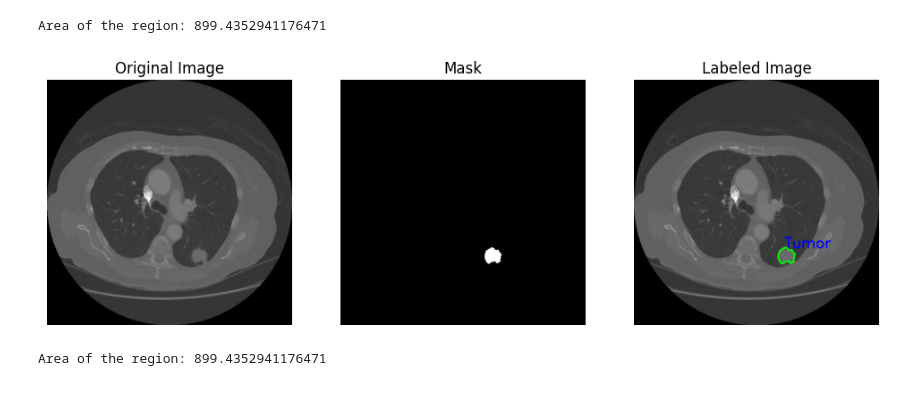
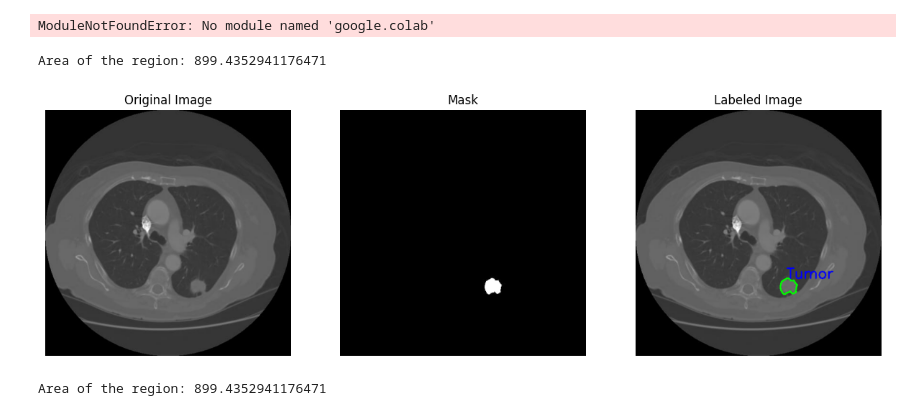
Before and after one commit to ibne-shihab/ICE-3208, a Jupyter notebook: 03Masked.ipynb, the cells around one changed output. Saved outputs shown, nothing was run; the diff lists cells and outputs as text; code cells hidden in the pictures.

```diff
--- a/03Masked.ipynb
+++ b/03Masked.ipynb
@@ -1,11 +3,16 @@
+# %%
+from google.colab import drive
+drive.mount('/content/drive')
+# %% [output]
+ModuleNotFoundError: No module named 'google.colab'
 # %%
 import cv2
 import numpy as np
 import matplotlib.pyplot as plt
 # %%
 # Load the image and mask
-image = cv2.imread(r'C:\Users\ibnes\OneDrive\Desktop\WhatsApp Image 2024-03-13 at 08.05.37_859129da.jpg')
-mask = cv2.imread(r'C:\Users\ibnes\OneDrive\Desktop\WhatsApp Image 2024-03-13 at 08.05.36_b2c02160.jpg', cv2.IMREAD_GRAYSCALE)
+image = cv2.imread(r'C:\Users\ibnes\OneDrive\Desktop\Image.jpg')
+mask = cv2.imread(r'C:\Users\ibnes\OneDrive\Desktop\Mask.jpg', cv2.IMREAD_GRAYSCALE)
 # %%
 def compute_region_area(mask):
     # Compute the area of the region in the mask
@@ -26,33 +33,33 @@ def label_region(image, mask):
 # %%
 # Compute the area of the region in the mask
 region_area = compute_region_area(mask)
 print("Area of the region:", region_area)
 # Label the region by overlapping the mask over the image
 labeled_image = label_region(image, mask)
 # Display the labeled image
 # Plot the images
-plt.figure(figsize=(12, 6))
+plt.figure(figsize=(15, 10))
 
 plt.subplot(1, 3, 1)
 plt.imshow(cv2.cvtColor(image, cv2.COLOR_BGR2RGB))
 plt.title('Original Image')
 plt.axis('off')
 
 plt.subplot(1, 3, 2)
 plt.imshow(mask, cmap='gray')
 plt.title('Mask')
 plt.axis('off')
 
 plt.subplot(1, 3, 3)
 plt.imshow(cv2.cvtColor(labeled_image, cv2.COLOR_BGR2RGB))
 plt.title('Labeled Image')
 plt.axis('off')
 
 plt.show()
 
 # Print the computed area
 print("Area of the region:", region_area)
 # %% [output]
 Area of the region: 899.4352941176471
-[figure, old version]
+[figure, new version]
 Area of the region: 899.4352941176471
```
Also changed, not shown: parts of 1 cell of this notebook, 9 other files.
